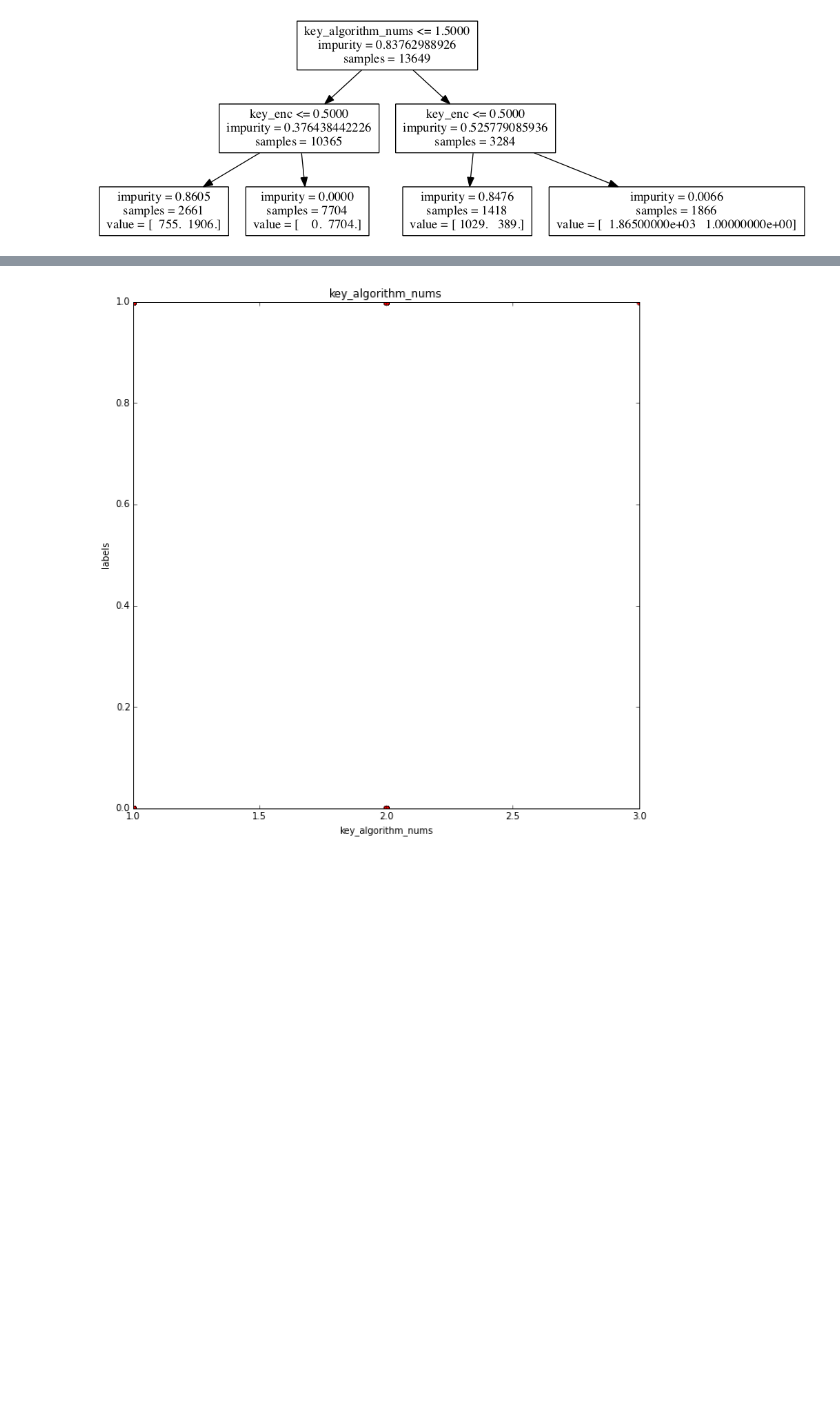
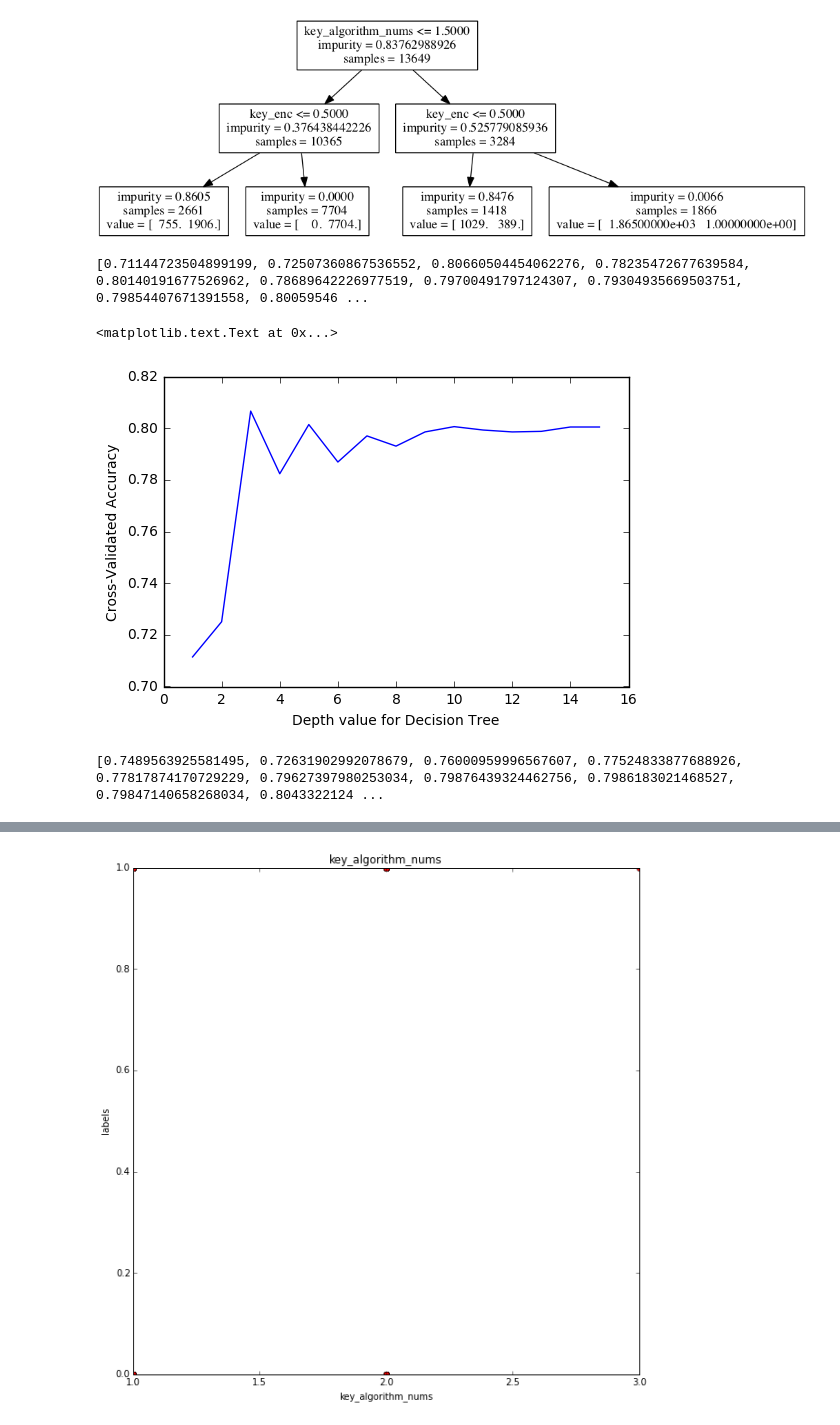
Before and after one commit to hchaturv/cert_anomaly, a Jupyter notebook: data_extraction/db_to_df.ipynb, the cells around one changed output, grey strips where cells are left out. Drawn from its saved outputs; the diff is of its cells as text; code cells hidden in the pictures; blank space fills up the shorter version.

```diff
--- a/data_extraction/db_to_df.ipynb
+++ b/data_extraction/db_to_df.ipynb
@@ -43,8 +47,8 @@ print len(df_gov),len(df_zip), len(df_country)
 # %%
 df_gov['label'] = 1
 df_zip['label'] = 0
-df_country['label'] = 0
-df_combined = df_gov.append(df_zip).append(df_country)
+#df_country['label'] = 0
+df_combined = df_gov.append(df_zip)
 df_combined
 # %% [output]
 |  | sha256 | content | subject_c | subject_o | subject_cn | is$uer_c | issuer_o | signing_algorithm | ... |
@@ -198,3 +190,38 @@ decision_tree.fit(X, Y)
 Decision_Tree_Image(decision_tree, X.columns)
 # %% [output]
 [figure]
+# %%
+k_range = list(range(1, 16))
+k_scores_accuracy = []
+k_scores_recall = []
+
+for k in k_range:
+    dt = DecisionTreeClassifier(max_depth=k, criterion="entropy")
+    scores = cross_val_score(dt, X, Y, cv=10, scoring='accuracy')
+    scores1 = cross_val_score(dt, X, Y, cv=10, scoring='recall')
+    k_scores_accuracy.append(scores.mean())
+    k_scores_recall.append(scores1.mean())
+print k_scores_accuracy, k_scores_recall
+# %% [output]
+[0.71144723504899199, 0.72507360867536552, 0.80660504454062276, 0.78235472677639584, 0.80140191677526962, 0.78689642226977519, 0.79700491797124307, 0.79304935669503751, 0.79854407671391558, 0.80059546 ...
+# %%
+plt.plot(k_range, k_scores_accuracy)
+plt.xlabel('Depth value for Decision Tree')
+plt.ylabel('Cross-Validated Accuracy')
+# %% [output]
+<matplotlib.text.Text at 0x...>
+[figure, added]
+# %%
+k_range = list(range(1, 16))
+k_scores_rf_accuracy = []
+k_scores_rf_recall = []
+
+for k in k_range:
+    rf = RandomForestClassifier(max_depth=k, criterion="entropy")
+    scores = cross_val_score(rf, X, Y, cv=10, scoring='accuracy')
+    scores1 = cross_val_score(rf, X, Y, cv=10, scoring='recall')
+    k_scores_rf_accuracy.append(scores.mean())
+    k_scores_rf_recall.append(scores1.mean())
+print k_scores_rf_accuracy, k_scores_rf_recall
+# %% [output]
+[0.7489563925581495, 0.72631902992078679, 0.76000959996567607, 0.77524833877688926, 0.77817874170729229, 0.79627397980253034, 0.79876439324462756, 0.7986183021468527, 0.79847140658268034, 0.8043322124 ...
```
Also changed, not shown: parts of 8 cells of this notebook.
